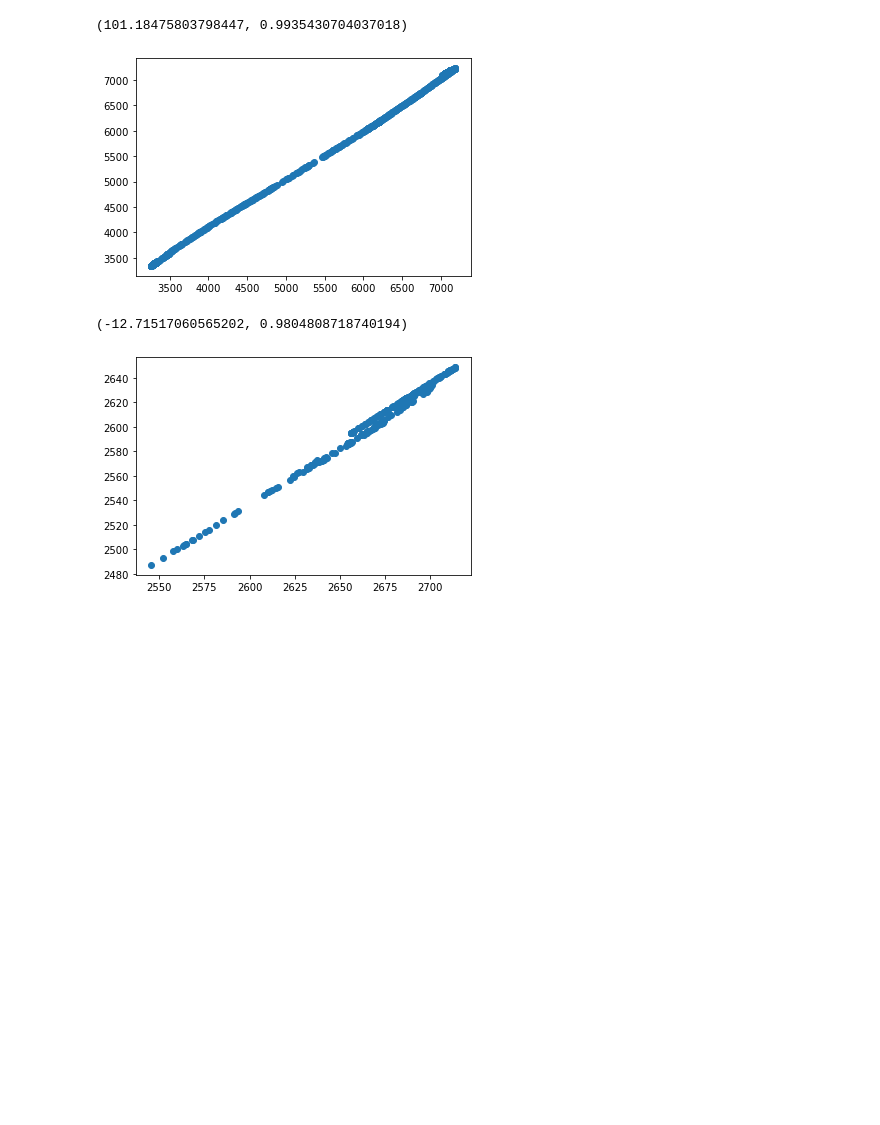
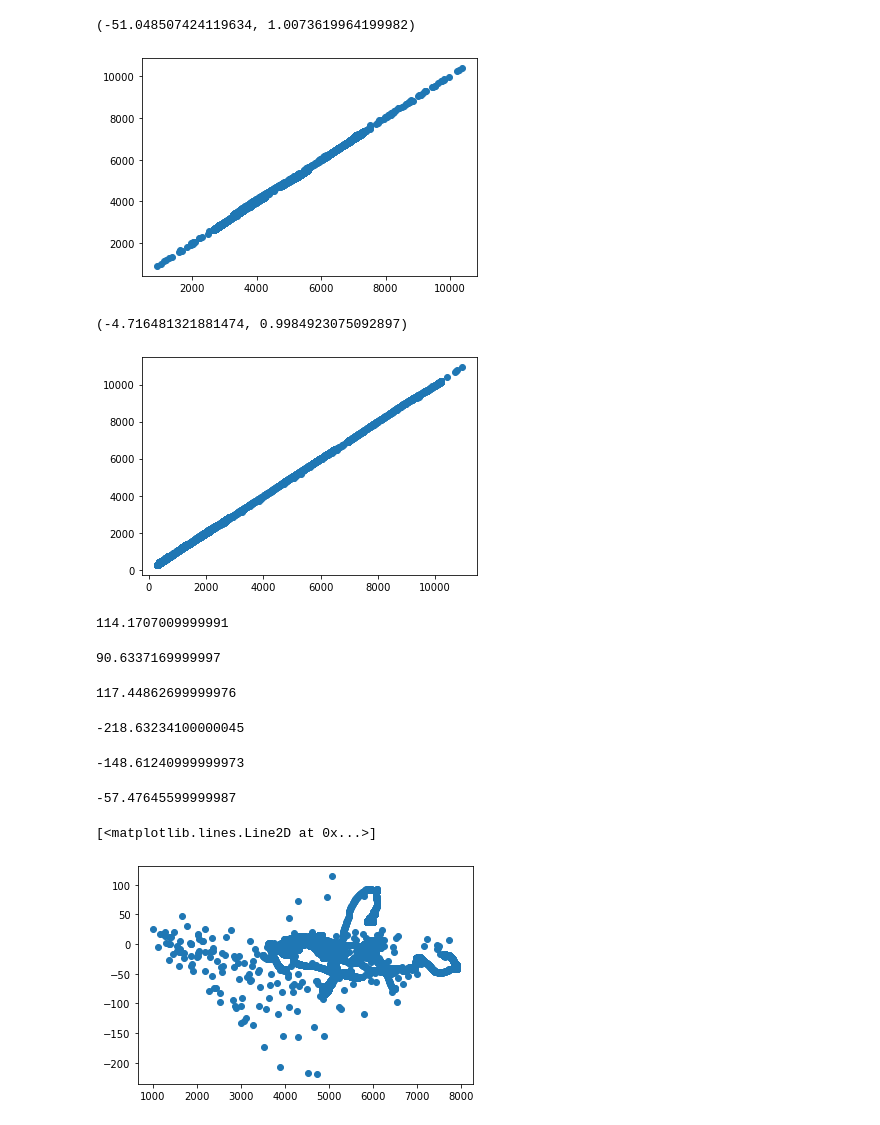
Before and after one commit to AllenInstitute/atlas_helper_tools, a Jupyter notebook: fmost_atlas_annotation/Validate HUST Resample Code Output.ipynb, the cells around one changed output. Drawn from its saved outputs; the diff is of its cells as text; code cells hidden in the pictures; blank space fills up the shorter version.

```diff
--- a/fmost_atlas_annotation/Validate HUST Resample Code Output.ipynb
+++ b/fmost_atlas_annotation/Validate HUST Resample Code Output.ipynb
@@ -142,12 +132,41 @@ estimate_coef(rdf['x'],idf['x'])
 # %%
-plt.plot(rdf['y'],idf['y'],'o')
-estimate_coef(rdf['y'],idf['y'])
+plt.plot(allr['y'],alli['y'],'o')
+estimate_coef(allr['y'],alli['y'])
 # %% [output]
-(101.18475803798447, 0.9935430704037018)
+(-51.048507424119634, 1.0073619964199982)
-[figure, old version]
+[figure, new version]
 # %%
-plt.plot(rdf['z'],idf['z'],'o')
-estimate_coef(rdf['z'],idf['z'])
+plt.plot(allr['z'],alli['z'],'o')
+estimate_coef(allr['z'],alli['z'])
 # %% [output]
-(-12.71517060565202, 0.9804808718740194)
+(-4.716481321881474, 0.9984923075092897)
-[figure, old version]
+[figure, new version]
+# %%
+np.max(allr['x']-alli['x'])
+# %% [output]
+114.1707009999991
+# %%
+np.max(allr['y']-alli['y'])
+# %% [output]
+90.6337169999997
+# %%
+np.max(allr['z']-alli['z'])
+# %% [output]
+117.44862699999976
+# %%
+np.min(allr['x']-alli['x'])
+# %% [output]
+-218.63234100000045
+# %%
+np.min(allr['y']-alli['y'])
+# %% [output]
+-148.61240999999973
+# %%
+np.min(allr['z']-alli['z'])
+# %% [output]
+-57.47645599999987
+# %%
+plt.plot(allr['x'],allr['x']-alli['x'],'o')
+# %% [output]
+[<matplotlib.lines.Line2D at 0x...>]
+[figure, added]
```
Also changed, not shown: parts of 9 cells of this notebook, 6 other files.
